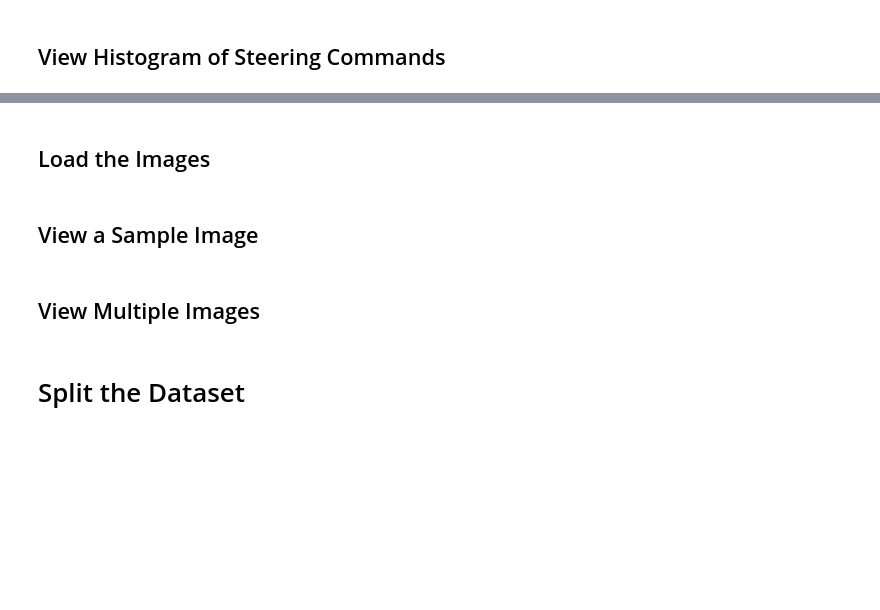
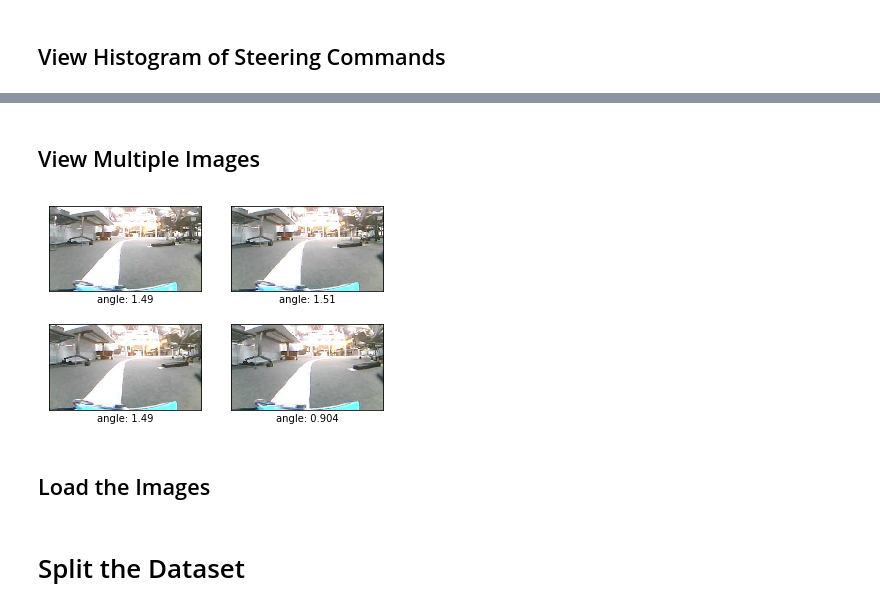
Before and after one commit to wilselby/diy_driverless_car_ROS, a Jupyter notebook: rover_ml/utils/Image_Regression_with_CNNs.ipynb, the cells around one changed output, grey strips where cells are left out. Cells and saved outputs as stored; diff of their text form; code cells hidden in the pictures; blank space fills up the shorter version.

```diff
--- a/rover_ml/utils/Image_Regression_with_CNNs.ipynb
+++ b/rover_ml/utils/Image_Regression_with_CNNs.ipynb
@@ -190,3 +337,26 @@ plt.plot((np.min(df['angle']), np.max(df['angle'])), (samples_per_bin, samples_p
+# %% [markdown]
+## View Multiple Images
+# %%
+# Number of Images to Display
+num_images = 4
+
+# Display the images
+i = 0
+for i in range (0,num_images):
+    image_path = df.loc[i,'filename']
+    angle = df.loc[i,'angle']
+    img_name = path + '/' + data_set + '/' + image_path
+    image = cv2.imread(img_name)
+    image = cv2.resize(image, (320,180))
+    plt.subplot(num_images/2,num_images/2,i+1)
+    plt.xticks([])
+    plt.yticks([])
+    plt.grid(False)
+    plt.imshow(image, cmap=plt.cm.binary)
+    plt.xlabel('angle: {:.3}'.format(angle))
+    i += 1
+# %% [output]
+[figure, added]
 # %% [markdown]
 ## Load the Images
 # %%
@@ -209,5 +380,3 @@ images = load_images(df)
 
 # Normalize image values
 images = images / 255.0
-# %% [markdown]
-## View a Sample Image
@@ -223,2 +382,0 @@ plt.show()
-# %% [markdown]
-## View Multiple Images
```
Also changed, not shown: parts of 28 cells of this notebook.
